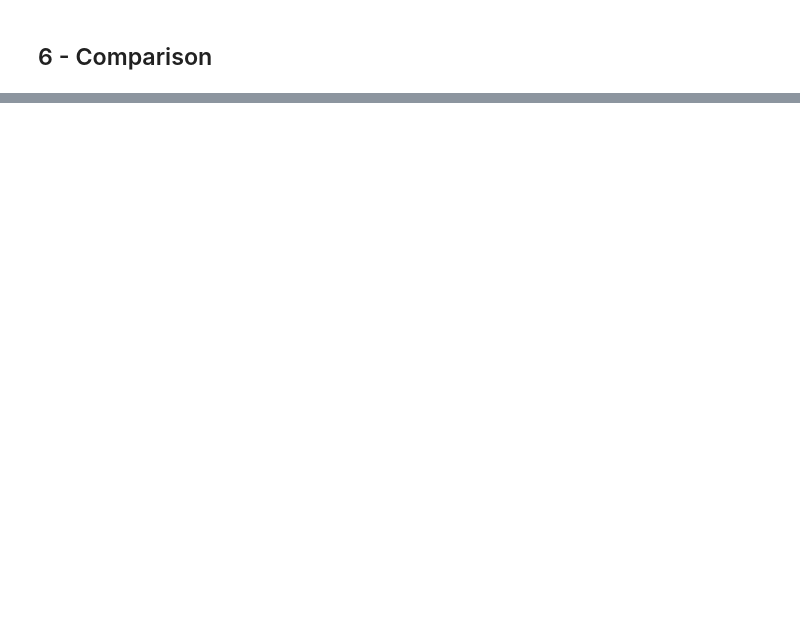
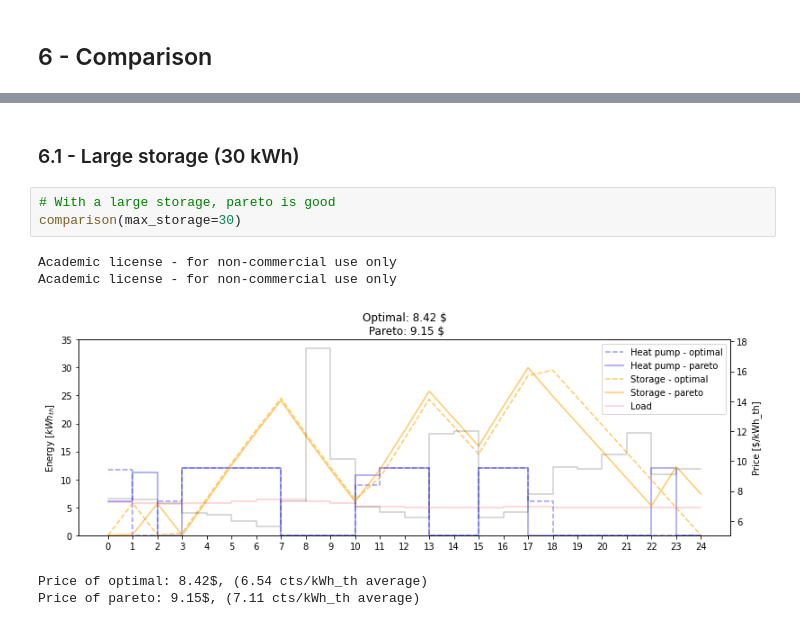
Before and after one commit to thdfw/master_thesis, a Jupyter notebook: data_driven_control/pareto.ipynb, the cells around one changed output, grey strips where cells are left out. Cells and saved outputs as stored; diff of their text form; blank space fills up the shorter version.

```diff
--- a/data_driven_control/pareto.ipynb
+++ b/data_driven_control/pareto.ipynb
@@ -514,0 +579,11 @@ Academic license - for non-commercial use only
+# %% [markdown]
+### 6.1 - Large storage (30 kWh)
+# %%
+# With a large storage, pareto is good
+comparison(max_storage=30)
+# %% [output]
+Academic license - for non-commercial use only
+Academic license - for non-commercial use only
+[figure, added]
+Price of optimal: 8.42$, (6.54 cts/kWh_th average)
+Price of pareto: 9.15$, (7.11 cts/kWh_th average)
```
Also changed, not shown: parts of 16 cells of this notebook.
